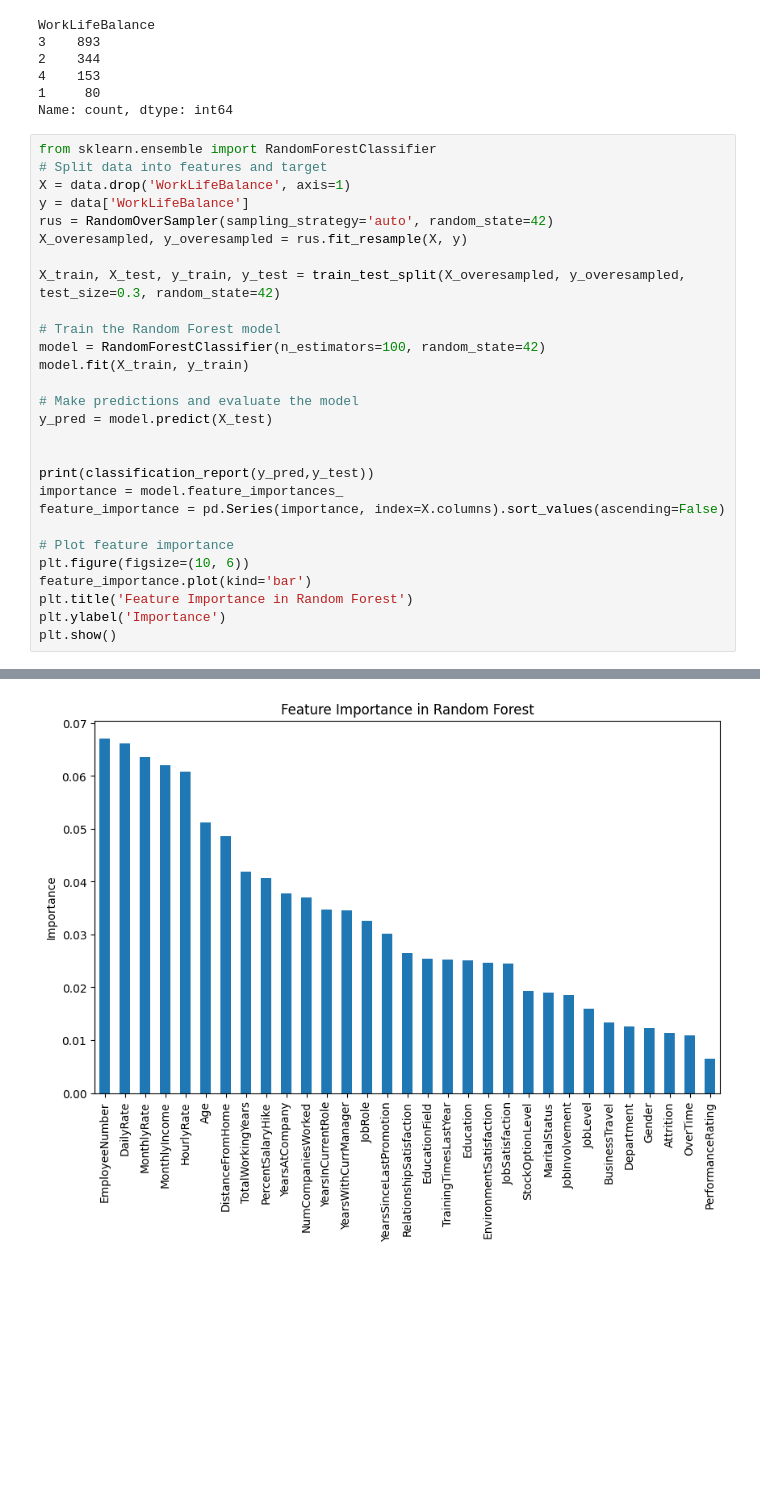
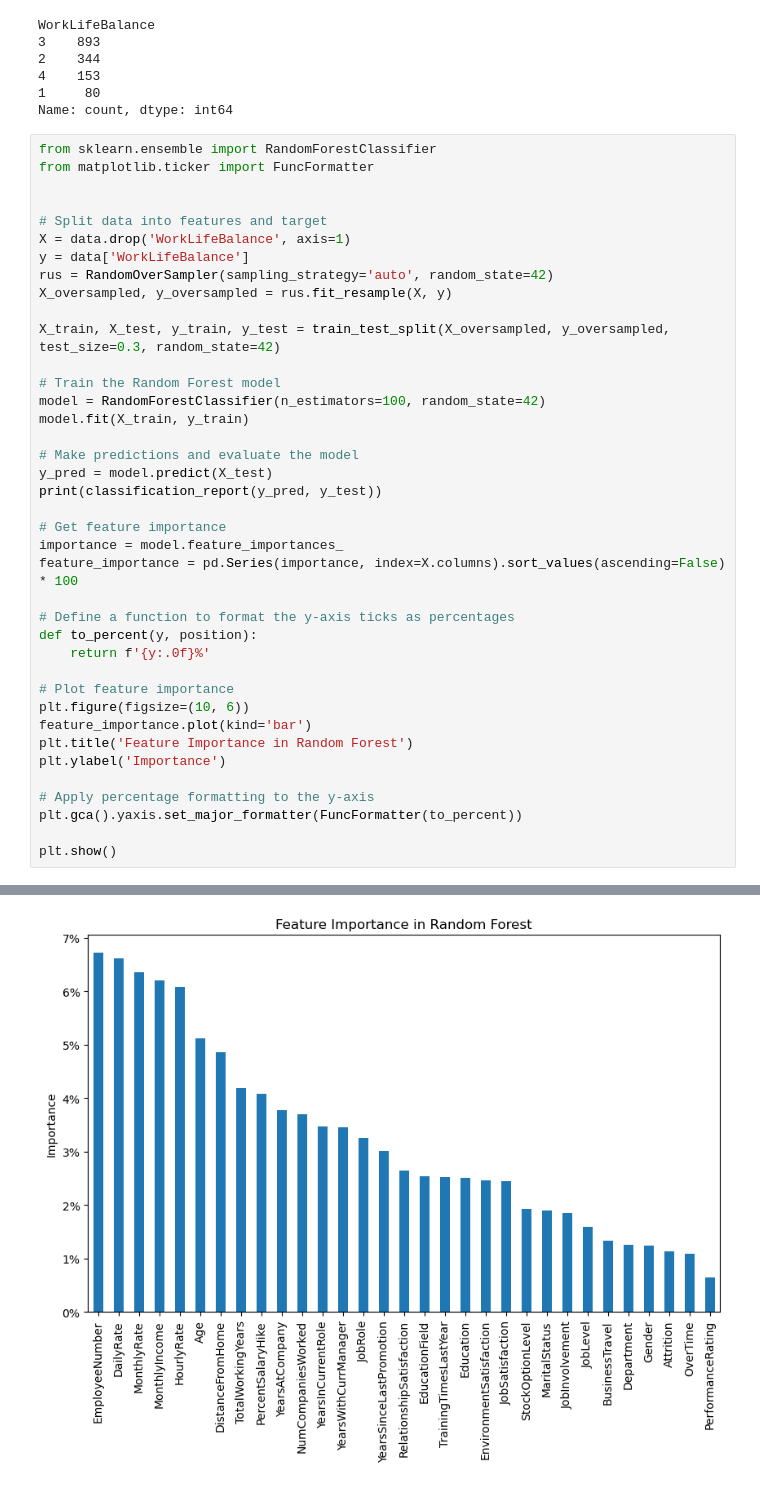
Before and after one commit to qasem-ezzaldeen/Data-Analysis-Project, a Jupyter notebook: ML.ipynb, the cells around one changed output, grey strips where cells are left out. Cells and saved outputs as stored; diff of their text form; blank space fills up the shorter version.

```diff
--- a/ML.ipynb
+++ b/ML.ipynb
@@ -266,41 +266,52 @@ WorkLifeBalance
 Name: count, dtype: int64
 # %%
 from sklearn.ensemble import RandomForestClassifier
+from matplotlib.ticker import FuncFormatter
+
+
 # Split data into features and target
 X = data.drop('WorkLifeBalance', axis=1)
 y = data['WorkLifeBalance']
 rus = RandomOverSampler(sampling_strategy='auto', random_state=42)
-X_overesampled, y_overesampled = rus.fit_resample(X, y)
+X_oversampled, y_oversampled = rus.fit_resample(X, y)
 
-X_train, X_test, y_train, y_test = train_test_split(X_overesampled, y_overesampled, test_size=0.3, random_state=42)
+X_train, X_test, y_train, y_test = train_test_split(X_oversampled, y_oversampled, test_size=0.3, random_state=42)
 
 # Train the Random Forest model
 model = RandomForestClassifier(n_estimators=100, random_state=42)
 model.fit(X_train, y_train)
 
 # Make predictions and evaluate the model
 y_pred = model.predict(X_test)
+print(classification_report(y_pred, y_test))
 
+# Get feature importance
+importance = model.feature_importances_
+feature_importance = pd.Series(importance, index=X.columns).sort_values(ascending=False) * 100
 
-print(classification_report(y_pred,y_test))
-importance = model.feature_importances_
-feature_importance = pd.Series(importance, index=X.columns).sort_values(ascending=False)
+# Define a function to format the y-axis ticks as percentages
+def to_percent(y, position):
+    return f'{y:.0f}%'
 
 # Plot feature importance
 plt.figure(figsize=(10, 6))
 feature_importance.plot(kind='bar')
 plt.title('Feature Importance in Random Forest')
 plt.ylabel('Importance')
+
+# Apply percentage formatting to the y-axis
+plt.gca().yaxis.set_major_formatter(FuncFormatter(to_percent))
+
 plt.show()
 # %% [output]
               precision    recall  f1-score   support
 
            1       1.00      1.00      1.00       249
            2       0.78      0.89      0.83       245
            3       0.90      0.81      0.85       311
            4       0.99      0.99      0.99       267
 
     accuracy                           0.92      1072
    macro avg       0.92      0.92      0.92      1072
 weighted avg       0.92      0.92      0.92      1072
-[figure, old version]
+[figure, new version]
```
Also changed, not shown: parts of 2 cells of this notebook, 1 other file.
